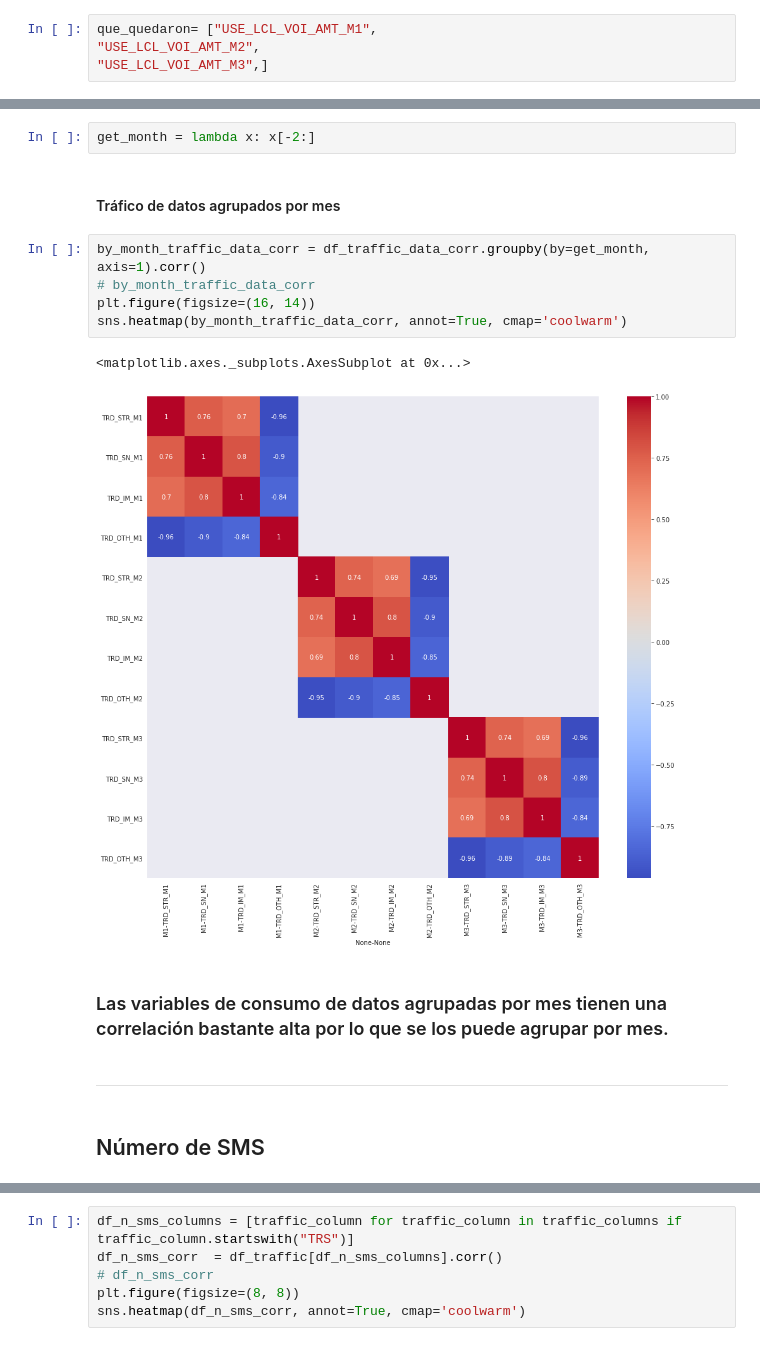
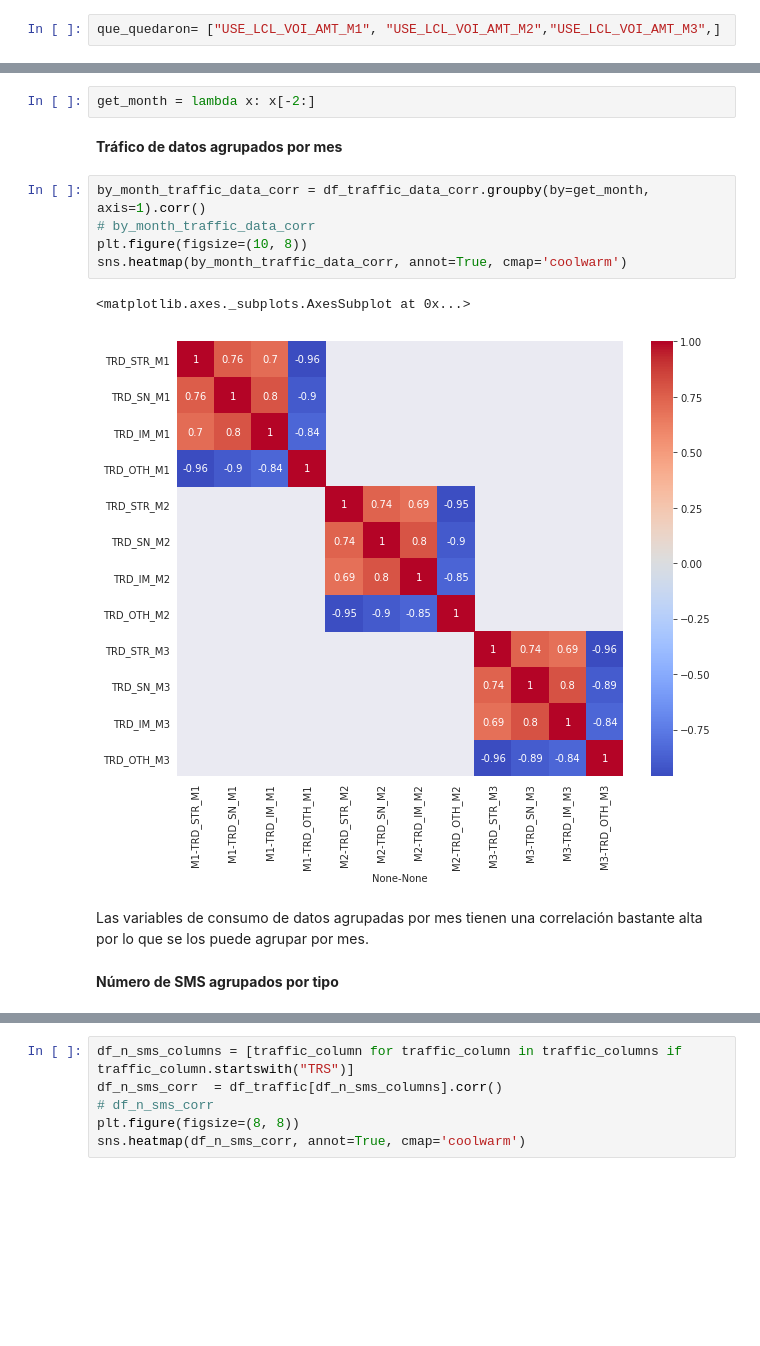
Before and after one commit to maurigarcia88/DiploDataScienceG7, a Jupyter notebook: Common/2_Cohorte_G7.ipynb, the cells around one changed output, grey strips where cells are left out. Drawn from its saved outputs; the diff is of its cells as text; blank space fills up the shorter version.

```diff
--- a/Common/2_Cohorte_G7.ipynb
+++ b/Common/2_Cohorte_G7.ipynb
@@ -127,9 +69,7 @@ fulldata.head()
 # %% [markdown]
 Quedaron 5 a eliminar (quedaban 190 después de que el profe eliminó las innecesarias)
 # %%
-que_quedaron= ["USE_LCL_VOI_AMT_M1",
-"USE_LCL_VOI_AMT_M2",
-"USE_LCL_VOI_AMT_M3",]
+que_quedaron= ["USE_LCL_VOI_AMT_M1", "USE_LCL_VOI_AMT_M2","USE_LCL_VOI_AMT_M3",]
 # %%
 fulldata.drop(columns=que_quedaron,inplace=True)
 # %%
@@ -731,18 +643,16 @@ Función que devuelve dos últimos elementos de iterable, en este caso mes de la
 # %%
 get_month = lambda x: x[-2:]
 # %% [markdown]
-#### Tráfico de datos agrupados por mes
+**Tráfico de datos agrupados por mes**
 # %%
 by_month_traffic_data_corr = df_traffic_data_corr.groupby(by=get_month, axis=1).corr()
 # by_month_traffic_data_corr
-plt.figure(figsize=(16, 14))
+plt.figure(figsize=(10, 8))
 sns.heatmap(by_month_traffic_data_corr, annot=True, cmap='coolwarm')
 # %% [output]
 <matplotlib.axes._subplots.AxesSubplot at 0x...>
-[figure, old version]
+[figure, new version]
 # %% [markdown]
-### Las variables de consumo de datos agrupadas por mes tienen una correlación bastante alta por lo que se los puede agrupar por mes.
+Las variables de consumo de datos agrupadas por mes tienen una correlación bastante alta por lo que se los puede agrupar por mes.
-# %% [markdown]
------------
 # %% [markdown]
-## Número de SMS
+**Número de SMS agrupados por tipo**
```
Also changed, not shown: parts of 161 cells of this notebook.
